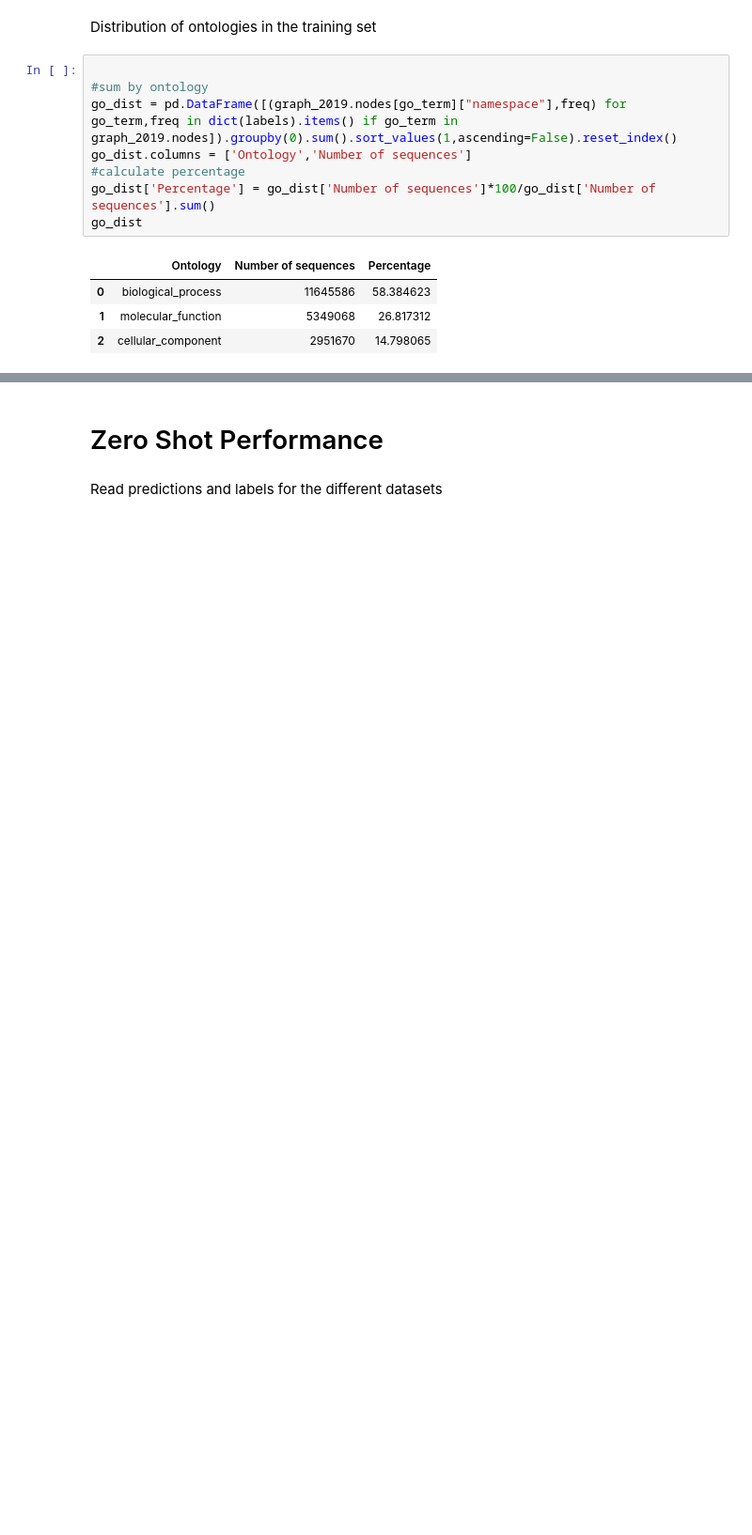
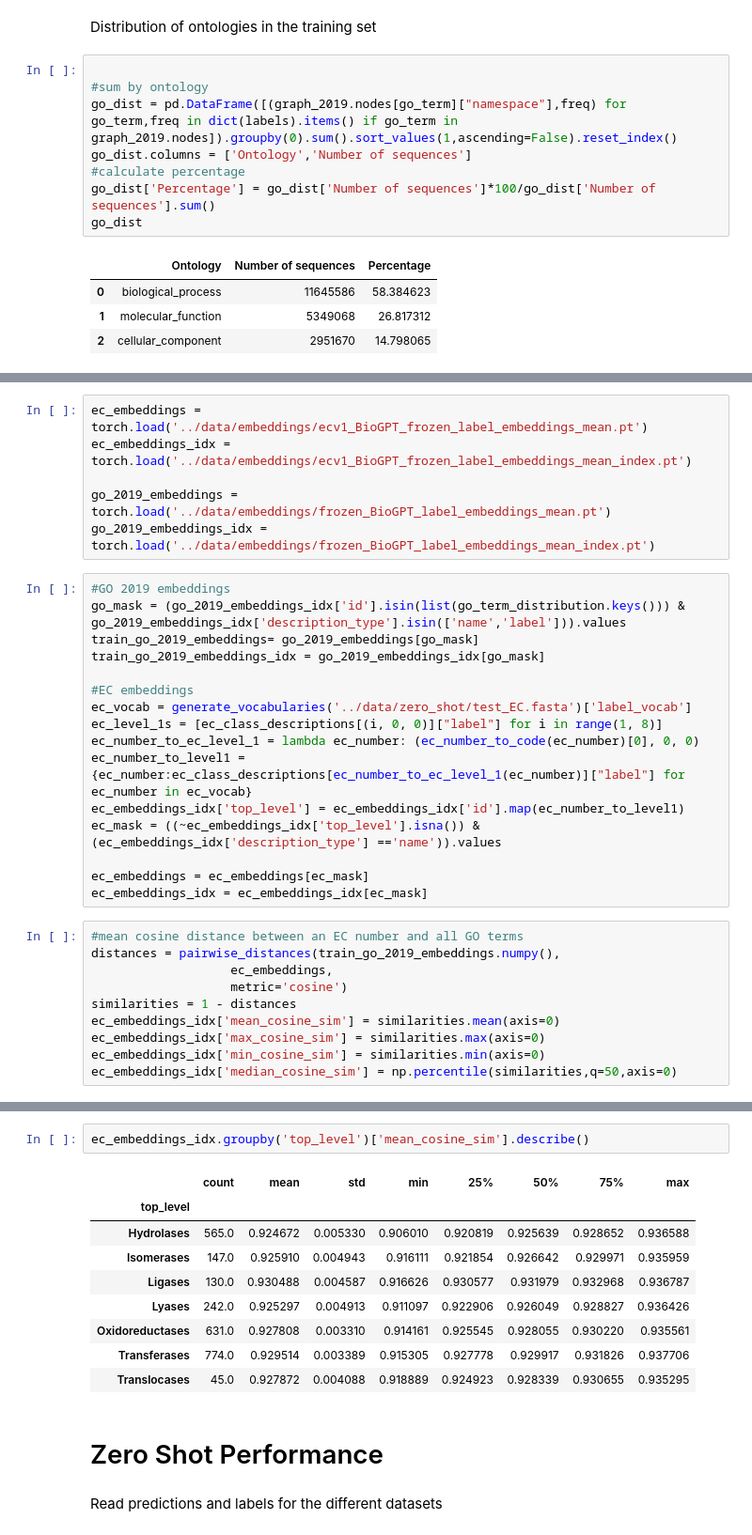
Before and after one commit to microsoft/protnote, a Jupyter notebook: notebooks/Results.ipynb, the cells around one changed output, grey strips where cells are left out. Shown at 94% size. Cells and saved outputs as stored; diff of their text form; blank space fills up the shorter version.

```diff
--- a/notebooks/Results.ipynb
+++ b/notebooks/Results.ipynb
@@ -288,0 +292,32 @@ go_dist
+# %%
+ec_embeddings = torch.load('../data/embeddings/ecv1_BioGPT_frozen_label_embeddings_mean.pt')
+ec_embeddings_idx = torch.load('../data/embeddings/ecv1_BioGPT_frozen_label_embeddings_mean_index.pt')
+
+go_2019_embeddings = torch.load('../data/embeddings/frozen_BioGPT_label_embeddings_mean.pt')
+go_2019_embeddings_idx = torch.load('../data/embeddings/frozen_BioGPT_label_embeddings_mean_index.pt')
+# %%
+#GO 2019 embeddings
+go_mask = (go_2019_embeddings_idx['id'].isin(list(go_term_distribution.keys())) & go_2019_embeddings_idx['description_type'].isin(['name','label'])).values
+train_go_2019_embeddings= go_2019_embeddings[go_mask]
+train_go_2019_embeddings_idx = go_2019_embeddings_idx[go_mask]
+
+#EC embeddings
+ec_vocab = generate_vocabularies('../data/zero_shot/test_EC.fasta')['label_vocab']
+ec_level_1s = [ec_class_descriptions[(i, 0, 0)]["label"] for i in range(1, 8)]
+ec_number_to_ec_level_1 = lambda ec_number: (ec_number_to_code(ec_number)[0], 0, 0)
+ec_number_to_level1 = {ec_number:ec_class_descriptions[ec_number_to_ec_level_1(ec_number)]["label"] for ec_number in ec_vocab}
+ec_embeddings_idx['top_level'] = ec_embeddings_idx['id'].map(ec_number_to_level1)
+ec_mask = ((~ec_embeddings_idx['top_level'].isna()) & (ec_embeddings_idx['description_type'] =='name')).values
+
+ec_embeddings = ec_embeddings[ec_mask]
+ec_embeddings_idx = ec_embeddings_idx[ec_mask]
+# %%
+#mean cosine distance between an EC number and all GO terms
+distances = pairwise_distances(train_go_2019_embeddings.numpy(),
+                   ec_embeddings,
+                   metric='cosine')
+similarities = 1 - distances
+ec_embeddings_idx['mean_cosine_sim'] = similarities.mean(axis=0)
+ec_embeddings_idx['max_cosine_sim'] = similarities.max(axis=0)
+ec_embeddings_idx['min_cosine_sim'] = similarities.min(axis=0)
+ec_embeddings_idx['median_cosine_sim'] = np.percentile(similarities,q=50,axis=0)
@@ -289,3 +351,15 @@ go_dist
+# %%
+ec_embeddings_idx.groupby('top_level')['mean_cosine_sim'].describe()
+# %% [output]
+|  | count | mean | std | min | 25% | 50% | 75% | max |
+| top_level |  |  |  |  |  |  |  |  |
+| Hydrolases | 565.0 | 0.924672 | 0.005330 | 0.906010 | 0.920819 | 0.925639 | 0.928652 | 0.936588 |
+| Isomerases | 147.0 | 0.925910 | 0.004943 | 0.916111 | 0.921854 | 0.926642 | 0.929971 | 0.935959 |
+| Ligases | 130.0 | 0.930488 | 0.004587 | 0.916626 | 0.930577 | 0.931979 | 0.932968 | 0.936787 |
+| Lyases | 242.0 | 0.925297 | 0.004913 | 0.911097 | 0.922906 | 0.926049 | 0.928827 | 0.936426 |
+| Oxidoreductases | 631.0 | 0.927808 | 0.003310 | 0.914161 | 0.925545 | 0.928055 | 0.930220 | 0.935561 |
+| Transferases | 774.0 | 0.929514 | 0.003389 | 0.915305 | 0.927778 | 0.929917 | 0.931826 | 0.937706 |
+| Translocases | 45.0 | 0.927872 | 0.004088 | 0.918889 | 0.924923 | 0.928339 | 0.930655 | 0.935295 |
 # %% [markdown]
 # Zero Shot Performance
 # %% [markdown]
```
Also changed, not shown: parts of 7 cells of this notebook.
